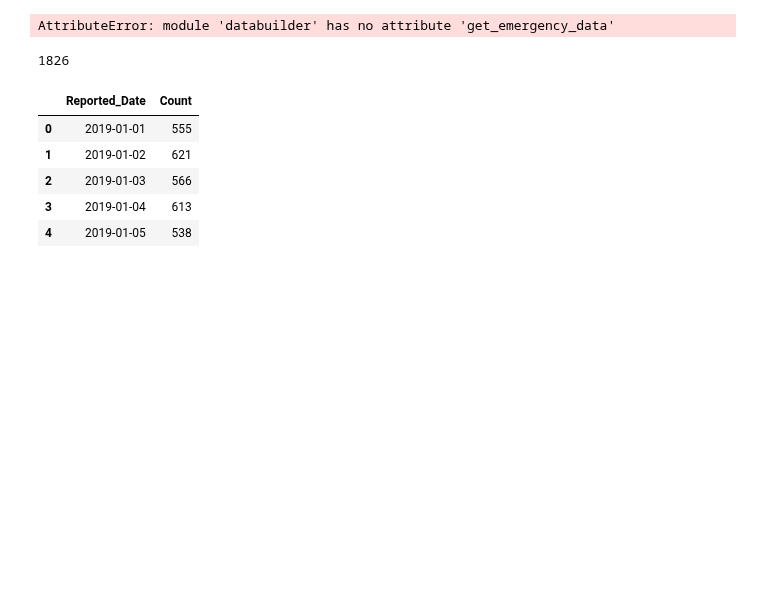
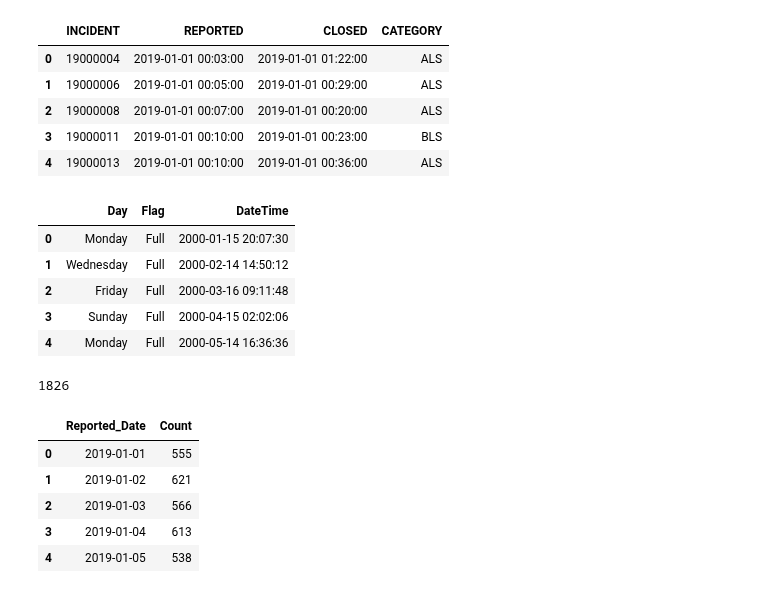
Before and after one commit to mattlundberg/Project-1, a Jupyter notebook: jason.ipynb, the cells around one changed output. Saved outputs shown, nothing was run; the diff lists cells and outputs as text; code cells hidden in the pictures; blank space fills up the shorter version.

```diff
--- a/jason.ipynb
+++ b/jason.ipynb
@@ -1,21 +27,24 @@
 # %%
-import pandas as pd
-import matplotlib.pyplot as plt
-import databuilder
-import matplotlib.dates as mdates
-
-# Load all data
-db  = databuilder
-
 # Load the ergency dataset and display the first few rows
 emergency_df = db.get_emergency_data()
 display(emergency_df.head())
 
 # Load the full moon data and display the first few rows
 full_moon_df = db.get_full_moon_data()
 display(full_moon_df.head())
 # %% [output]
-AttributeError: module 'databuilder' has no attribute 'get_emergency_data'
+|  | INCIDENT | REPORTED | CLOSED | CATEGORY |
+| 0 | 19000004 | 2019-01-01 00:03:00 | 2019-01-01 01:22:00 | ALS |
+| 1 | 19000006 | 2019-01-01 00:05:00 | 2019-01-01 00:29:00 | ALS |
+| 2 | 19000008 | 2019-01-01 00:07:00 | 2019-01-01 00:20:00 | ALS |
+| 3 | 19000011 | 2019-01-01 00:10:00 | 2019-01-01 00:23:00 | BLS |
+| 4 | 19000013 | 2019-01-01 00:10:00 | 2019-01-01 00:36:00 | ALS |
+|  | Day | Flag | DateTime |
+| 0 | Monday | Full | 2000-01-15 20:07:30 |
+| 1 | Wednesday | Full | 2000-02-14 14:50:12 |
+| 2 | Friday | Full | 2000-03-16 09:11:48 |
+| 3 | Sunday | Full | 2000-04-15 02:02:06 |
+| 4 | Monday | Full | 2000-05-14 16:36:36 |
 # %%
 # Assuming your dataframe is named emergency_df
 emergency_df['Reported_Date'] = emergency_df['REPORTED'].dt.date
```
Also changed, not shown: parts of 5 cells of this notebook.
